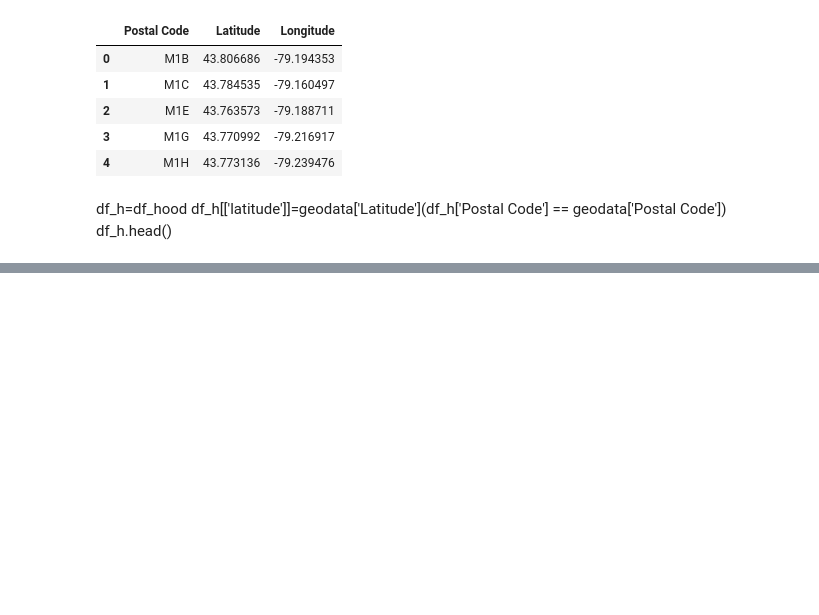
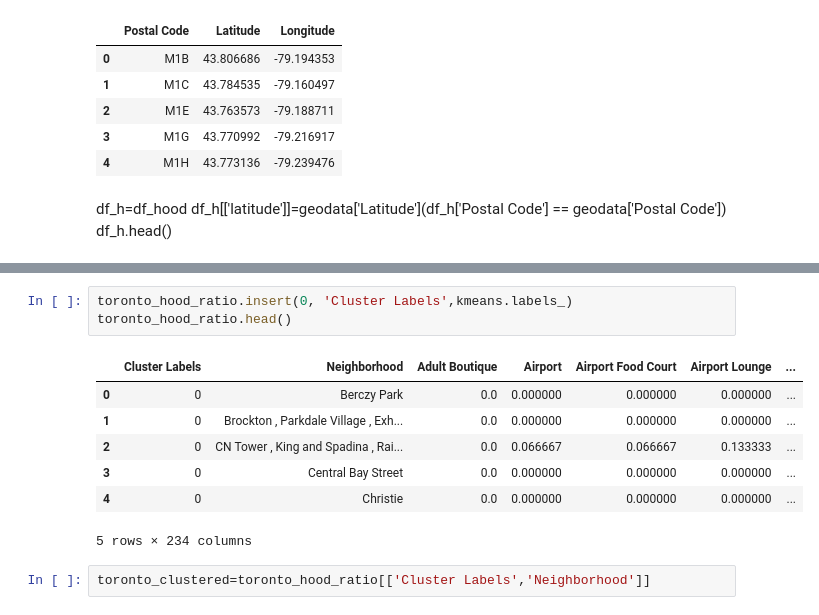
Before and after one commit to samonekutu/my-first-project, a Jupyter notebook: CANADIAN NEIGHBORHOOD PROJECT.ipynb, the cells around one changed output, grey strips where cells are left out. Saved outputs shown, nothing was run; the diff lists cells and outputs as text; blank space fills up the shorter version.

```diff
--- a/CANADIAN NEIGHBORHOOD PROJECT.ipynb
+++ b/CANADIAN NEIGHBORHOOD PROJECT.ipynb
@@ -113,0 +304,13 @@ df_hood_cord.head(11)
+# %%
+toronto_hood_ratio.insert(0, 'Cluster Labels',kmeans.labels_)
+toronto_hood_ratio.head()
+# %% [output]
+|  | Cluster Labels | Neighborhood | Adult Boutique | Airport | Airport Food Court | Airport Lounge | ... |
+| 0 | 0 | Berczy Park | 0.0 | 0.000000 | 0.000000 | 0.000000 | ... |
+| 1 | 0 | Brockton , Parkdale Village , Exh... | 0.0 | 0.000000 | 0.000000 | 0.000000 | ... |
+| 2 | 0 | CN Tower , King and Spadina , Rai... | 0.0 | 0.066667 | 0.066667 | 0.133333 | ... |
+| 3 | 0 | Central Bay Street | 0.0 | 0.000000 | 0.000000 | 0.000000 | ... |
+| 4 | 0 | Christie | 0.0 | 0.000000 | 0.000000 | 0.000000 | ... |
+5 rows × 234 columns
+# %%
+toronto_clustered=toronto_hood_ratio[['Cluster Labels','Neighborhood']]
```
Also changed, not shown: parts of 30 cells of this notebook.
